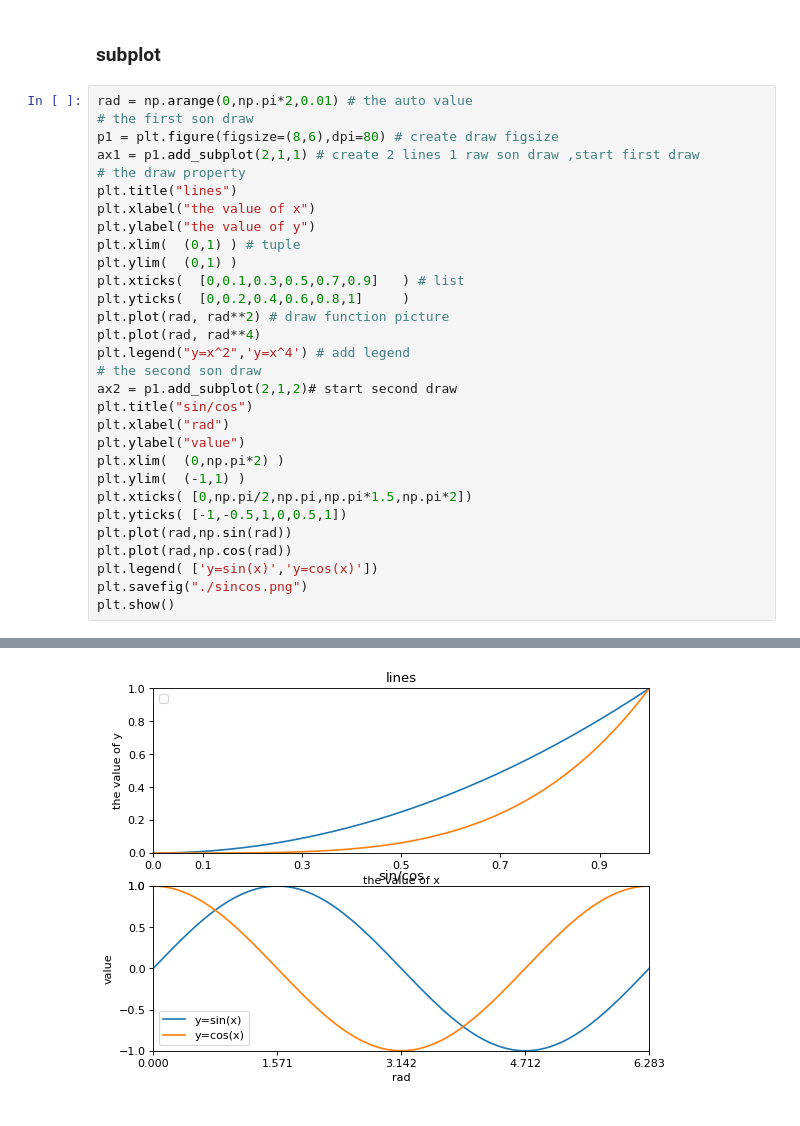
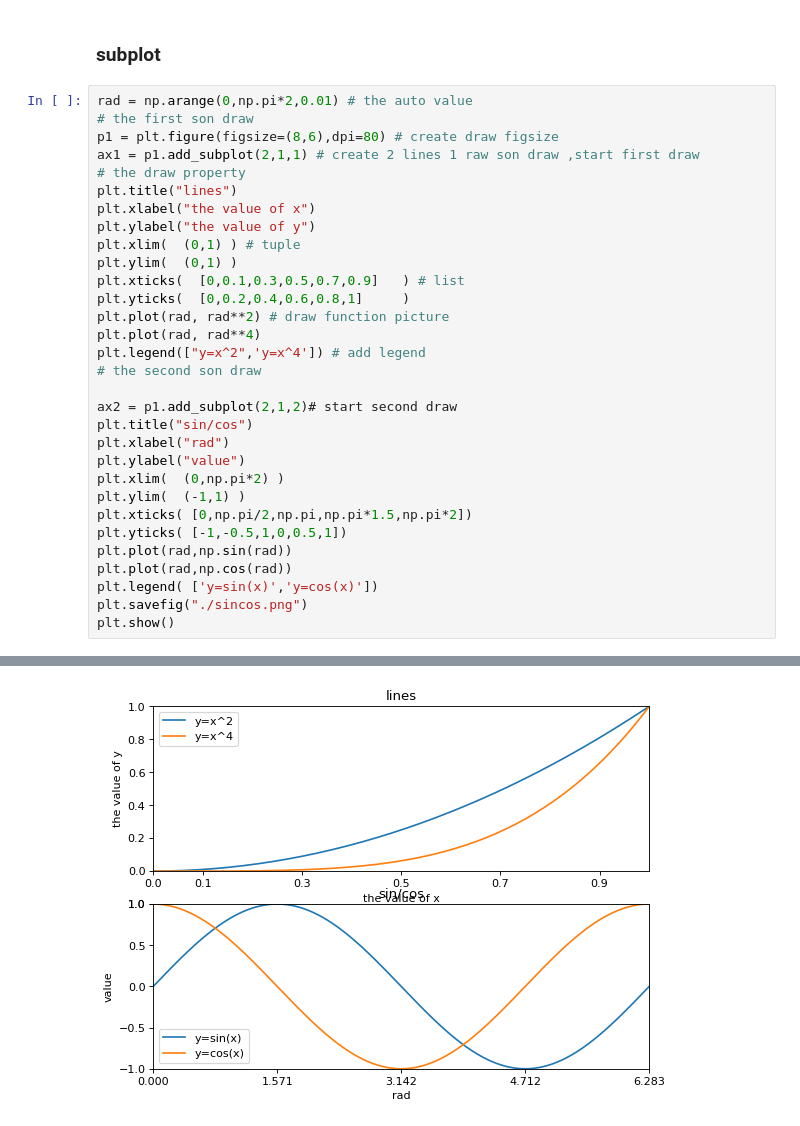
Before and after one commit to xiaoxiao220/data_analysis, a Jupyter notebook: matplotlib.pyplot1.ipynb, the cells around one changed output, grey strips where cells are left out. Drawn from its saved outputs; the diff is of its cells as text.

```diff
--- a/matplotlib.pyplot1.ipynb
+++ b/matplotlib.pyplot1.ipynb
@@ -37,8 +37,9 @@ plt.xticks(  [0,0.1,0.3,0.5,0.7,0.9]   ) # list
 plt.yticks(  [0,0.2,0.4,0.6,0.8,1]     )
 plt.plot(rad, rad**2) # draw function picture
 plt.plot(rad, rad**4)
-plt.legend("y=x^2",'y=x^4') # add legend
+plt.legend(["y=x^2",'y=x^4']) # add legend
 # the second son draw
+
 ax2 = p1.add_subplot(2,1,2)# start second draw
 plt.title("sin/cos")
 plt.xlabel("rad")
@@ -71 +57 @@ See: http://matplotlib.org/users/legend_guide.html#creating-artists-specifically
-[figure, old version]
+[figure, new version]
```
Also changed, not shown: parts of 1 cell of this notebook.
